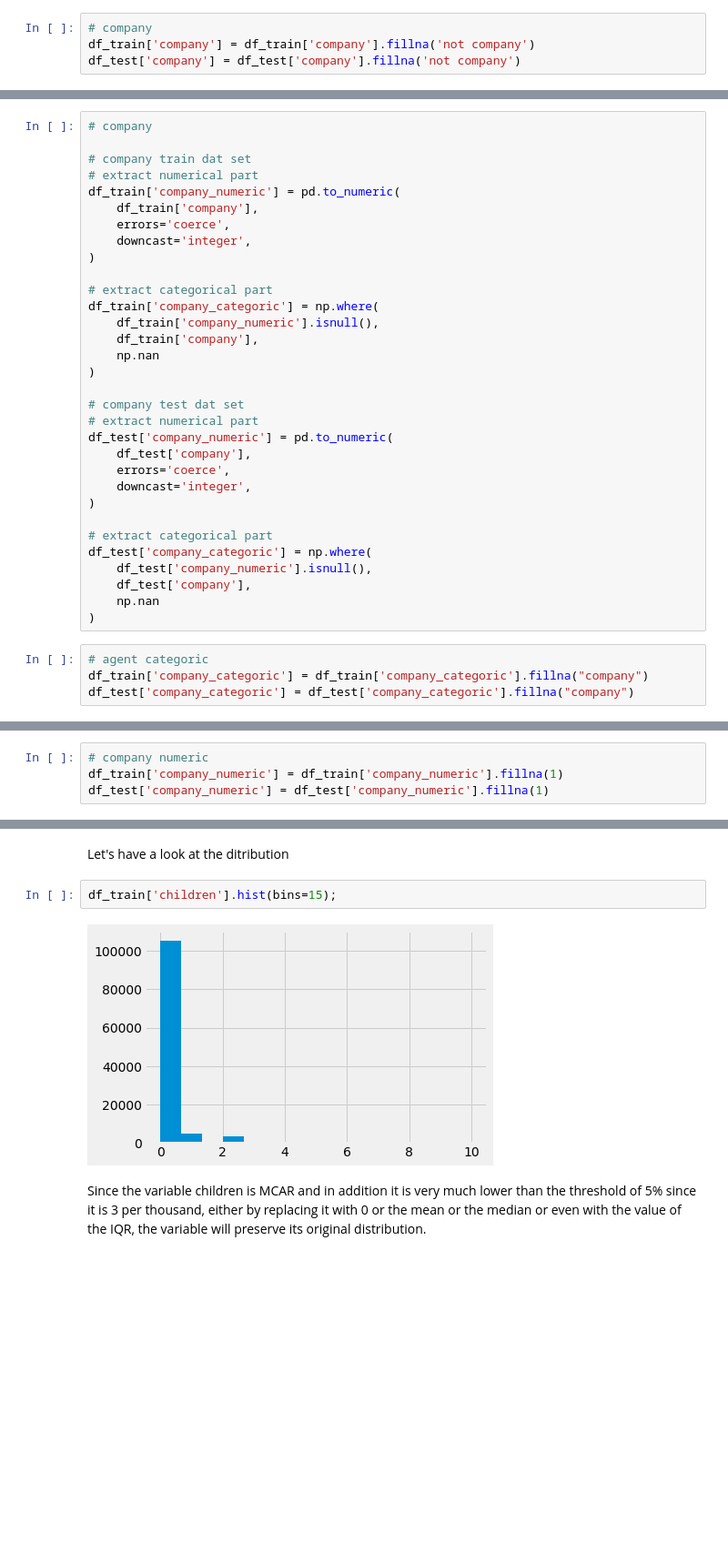
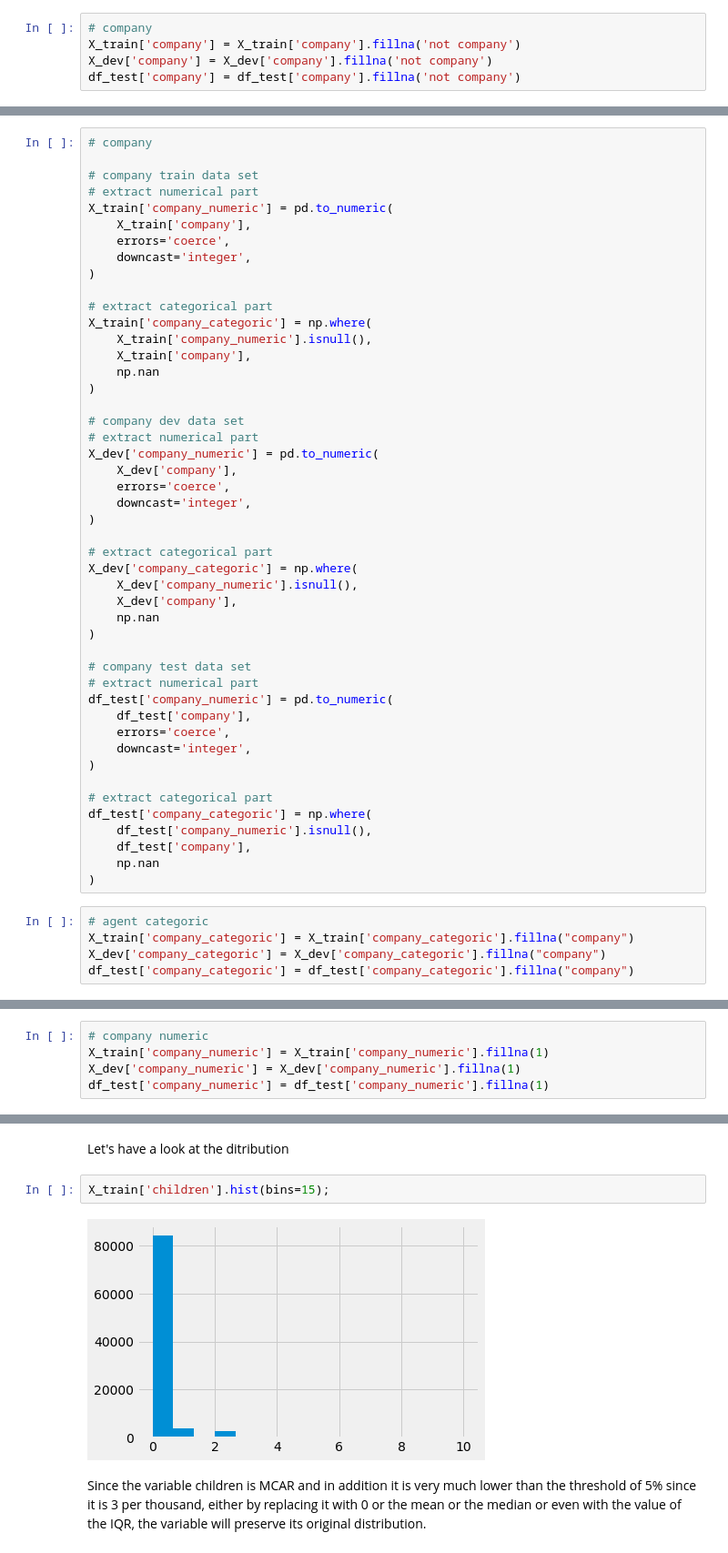
Before and after one commit to dajebbar/zoomcampML, a Jupyter notebook: midTermproject/notebook.ipynb, the cells around one changed output, grey strips where cells are left out. Shown at 91% size. Cells and saved outputs as stored; diff of their text form; blank space fills up the shorter version.

```diff
--- a/midTermproject/notebook.ipynb
+++ b/midTermproject/notebook.ipynb
@@ -693,6 +727,7 @@ df_test['agent_numeric'] = df_test['agent_numeric'].fillna(-1)
 For the company variable I will redo the same work as before.
 # %%
 # company
-df_train['company'] = df_train['company'].fillna('not company')
+X_train['company'] = X_train['company'].fillna('not company')
+X_dev['company'] = X_dev['company'].fillna('not company')
 df_test['company'] = df_test['company'].fillna('not company')
 # %%
@@ -702,22 +737,37 @@ df_train['company'].value_counts().head(10).plot.bar();
 # %%
 # company
 
-# company train dat set
+# company train data set
 # extract numerical part
-df_train['company_numeric'] = pd.to_numeric(
-    df_train['company'],
+X_train['company_numeric'] = pd.to_numeric(
+    X_train['company'],
     errors='coerce',
     downcast='integer',
 )
 
 # extract categorical part
-df_train['company_categoric'] = np.where(
-    df_train['company_numeric'].isnull(),
-    df_train['company'],
+X_train['company_categoric'] = np.where(
+    X_train['company_numeric'].isnull(),
+    X_train['company'],
     np.nan
 )
 
-# company test dat set
+# company dev data set
+# extract numerical part
+X_dev['company_numeric'] = pd.to_numeric(
+    X_dev['company'],
+    errors='coerce',
+    downcast='integer',
+)
+
+# extract categorical part
+X_dev['company_categoric'] = np.where(
+    X_dev['company_numeric'].isnull(),
+    X_dev['company'],
+    np.nan
+)
+
+# company test data set
 # extract numerical part
 df_test['company_numeric'] = pd.to_numeric(
     df_test['company'],
@@ -733,6 +783,7 @@ df_test['company_categoric'] = np.where(
 )
 # %%
 # agent categoric
-df_train['company_categoric'] = df_train['company_categoric'].fillna("company")
+X_train['company_categoric'] = X_train['company_categoric'].fillna("company")
+X_dev['company_categoric'] = X_dev['company_categoric'].fillna("company")
 df_test['company_categoric'] = df_test['company_categoric'].fillna("company")
 # %%
@@ -787,7 +838,8 @@ plt.show()
 We couldn't capture a value that respects the original distribution of the company variable, but that's okay since we have another categorical variable named `company_categoric` that will compensate for this lack. However I will replace the NA with **1**
 # %%
 # company numeric
-df_train['company_numeric'] = df_train['company_numeric'].fillna(1)
+X_train['company_numeric'] = X_train['company_numeric'].fillna(1)
+X_dev['company_numeric'] = X_dev['company_numeric'].fillna(1)
 df_test['company_numeric'] = df_test['company_numeric'].fillna(1)
 # %% [markdown]
 #### **Treatment of `children` and `country` variables.**
@@ -798,9 +850,9 @@ One can ask the question why the `children` and `country` variables are missing?
 # %% [markdown]
 Let's have a look at the ditribution
 # %%
-df_train['children'].hist(bins=15);
+X_train['children'].hist(bins=15);
 # %% [output]
-[figure, old version]
+[figure, new version]
 # %% [markdown]
 Since the variable children is MCAR and in addition it is very much lower than the threshold of 5% since it is 3 per thousand, either by replacing it with 0 or the mean or the median or even with the value of the IQR, the variable will preserve its original distribution.
 # %%
```
Also changed, not shown: parts of 90 cells of this notebook.
